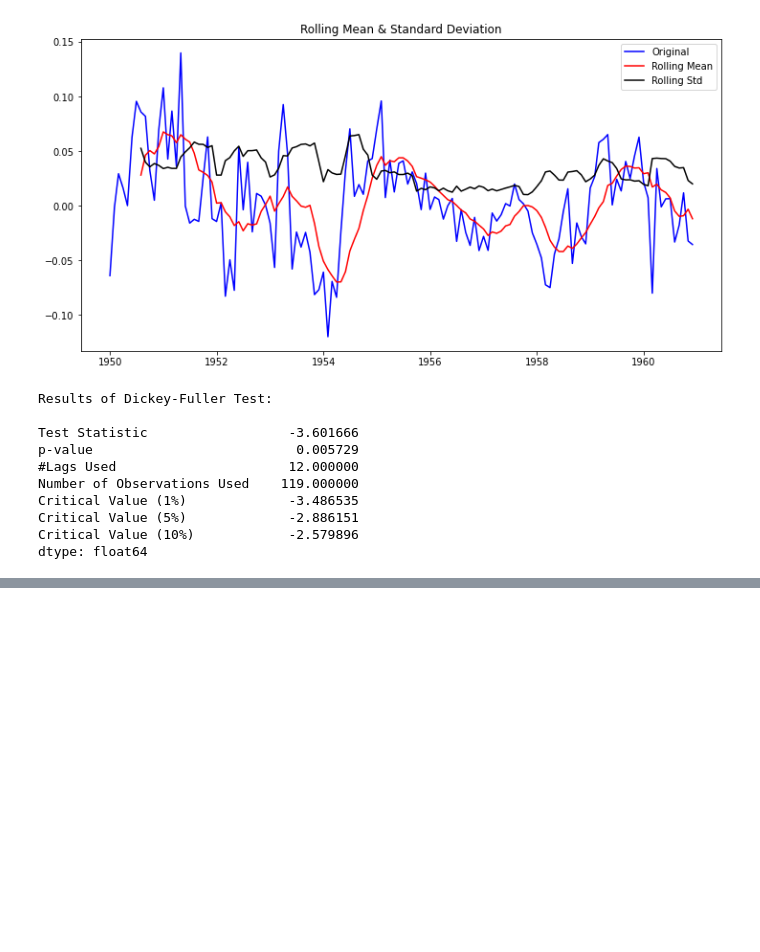
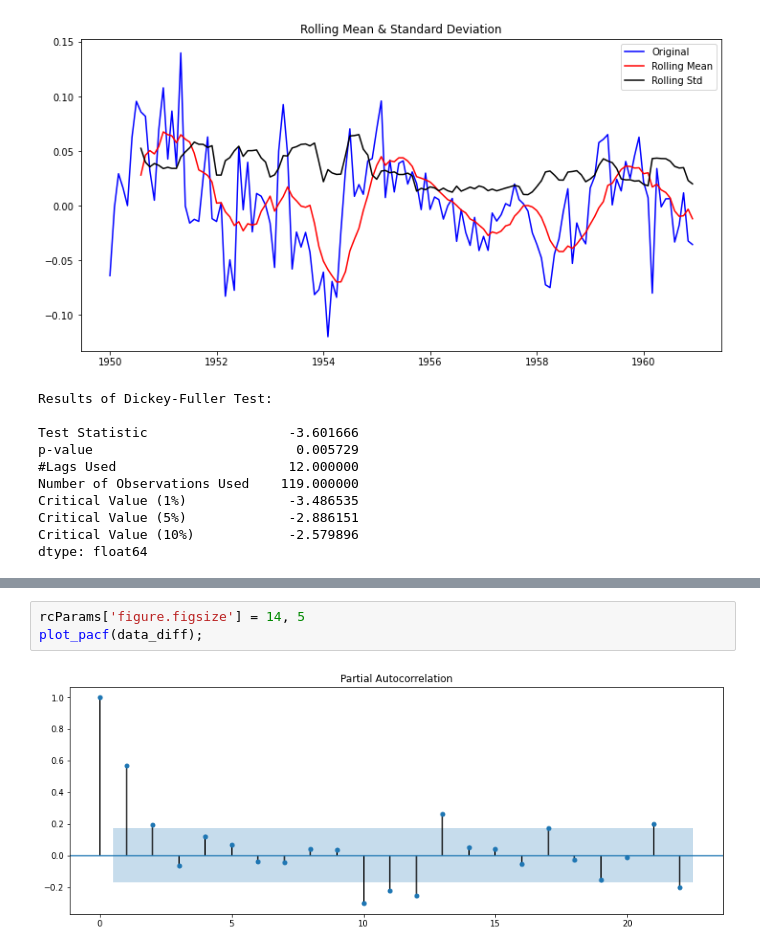
Before and after one commit to sailajak2003/TimeSeries, a Jupyter notebook: airline_pssg.ipynb, the cells around one changed output, grey strips where cells are left out. Cells and saved outputs as stored; diff of their text form; blank space fills up the shorter version.

```diff
--- a/airline_pssg.ipynb
+++ b/airline_pssg.ipynb
@@ -190,0 +199,5 @@ dtype: float64
+# %%
+rcParams['figure.figsize'] = 14, 5
+plot_pacf(data_diff);
+# %% [output]
+[figure, added]
```
Also changed, not shown: parts of 2 cells of this notebook.
